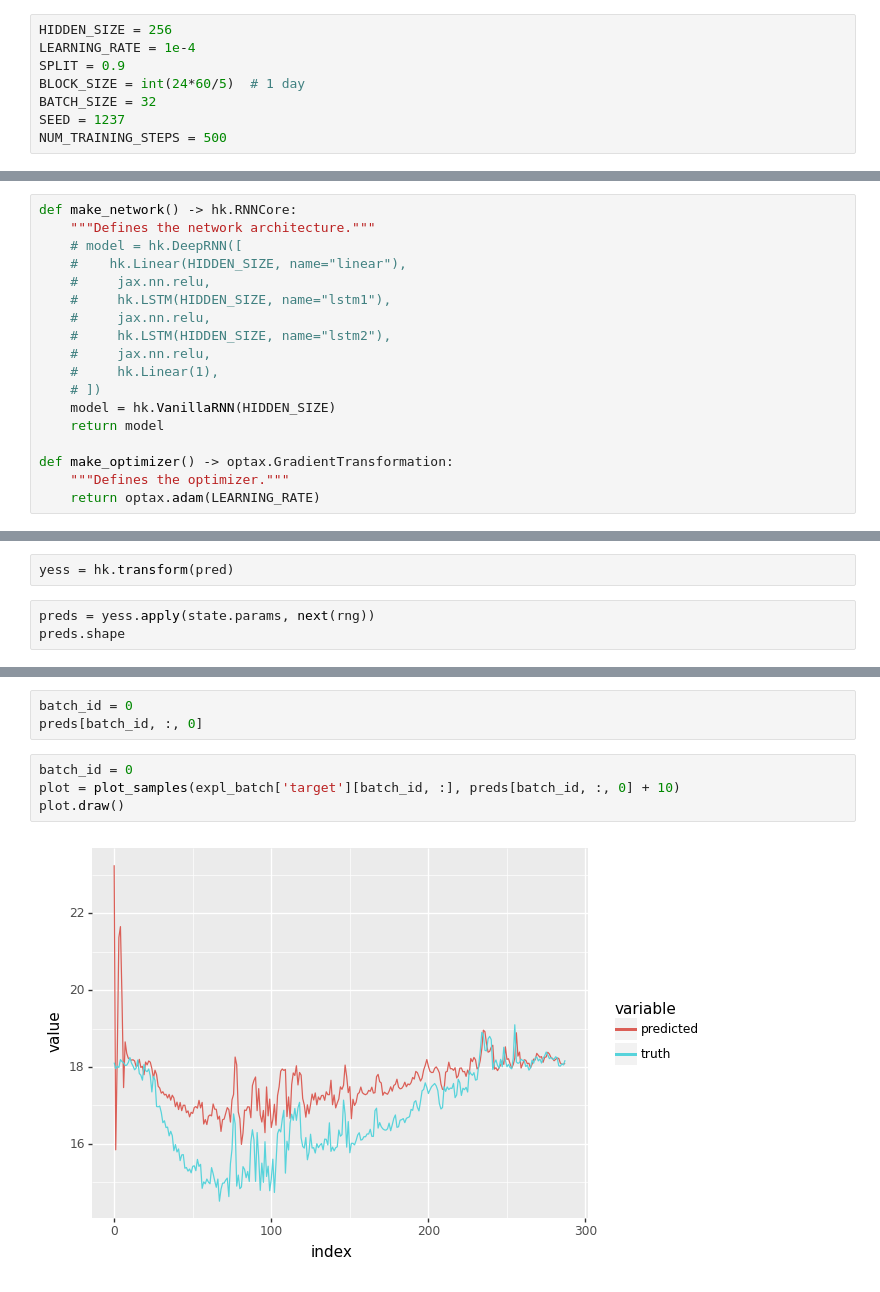
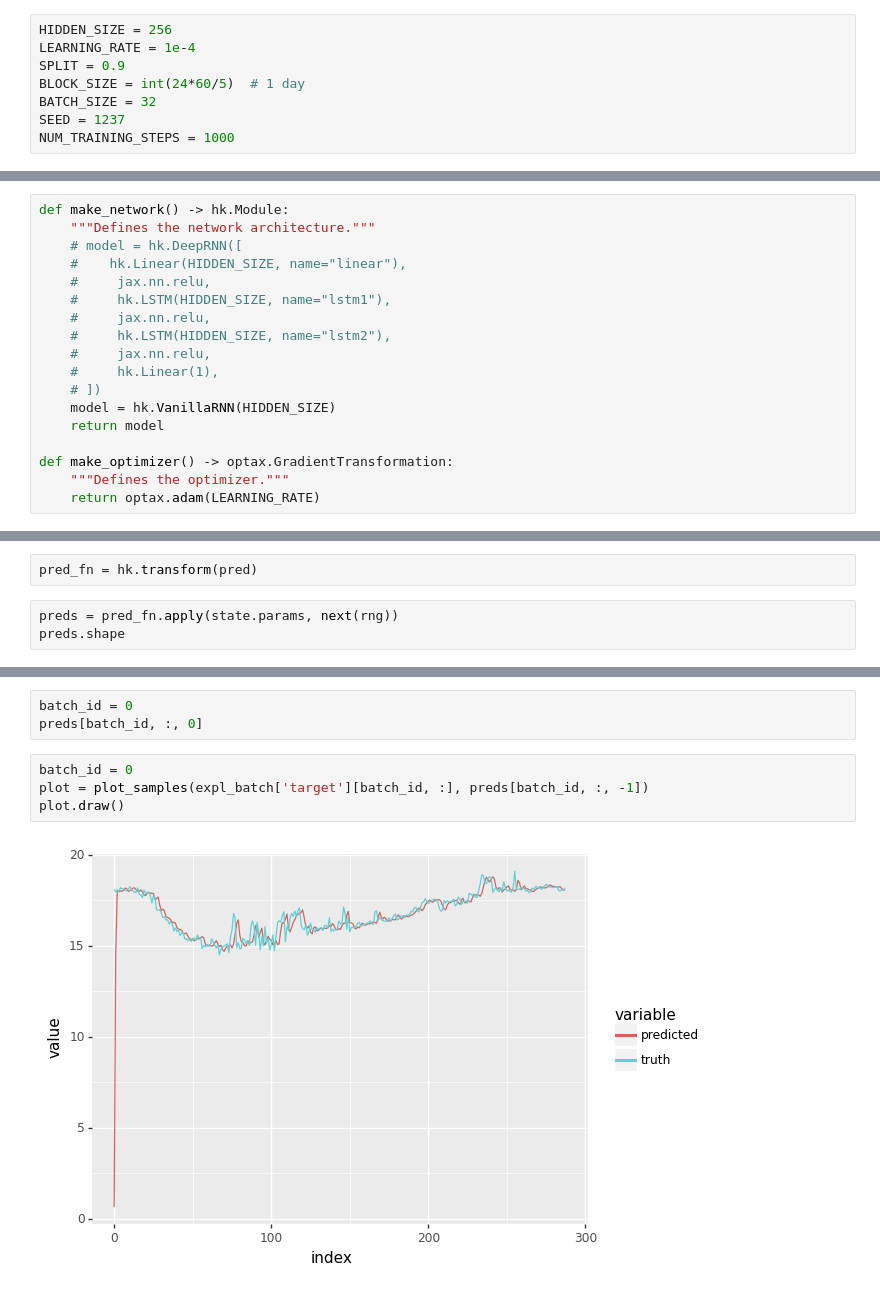
Before and after one commit to mmuravytskyi/snmp-madness, a Jupyter notebook: baseline_model.ipynb, the cells around one changed output, grey strips where cells are left out. Drawn from its saved outputs; the diff is of its cells as text.

```diff
--- a/baseline_model.ipynb
+++ b/baseline_model.ipynb
@@ -91,7 +91,7 @@ SPLIT = 0.9
 BLOCK_SIZE = int(24*60/5)  # 1 day
 BATCH_SIZE = 32
 SEED = 1237
-NUM_TRAINING_STEPS = 500
+NUM_TRAINING_STEPS = 1000
 # %%
 n = int(SPLIT * edges.shape[1])
 d_train = edges[0][:n]
@@ -126,7 +126,7 @@ def get_batch(split: str) -> Batch:
 # %%
 expl_batch = get_batch("train")
 # %%
-def make_network() -> hk.RNNCore:
+def make_network() -> hk.Module:
     """Defines the network architecture."""
     # model = hk.DeepRNN([
     #    hk.Linear(HIDDEN_SIZE, name="linear"),
@@ -262,9 +262,9 @@ def pred():
     logits, _ = hk.dynamic_unroll(core, _input, initial_state, time_major=False)
     return logits
 # %%
-yess = hk.transform(pred)
+pred_fn = hk.transform(pred)
 # %%
-preds = yess.apply(state.params, next(rng))
+preds = pred_fn.apply(state.params, next(rng))
 preds.shape
 # %% [output]
 (32, 288, 256)
@@ -313,7 +290,7 @@ batch_id = 0
 preds[batch_id, :, 0]
 # %%
 batch_id = 0
-plot = plot_samples(expl_batch['target'][batch_id, :], preds[batch_id, :, 0] + 10)
+plot = plot_samples(expl_batch['target'][batch_id, :], preds[batch_id, :, -1])
 plot.draw()
 # %% [output]
-[figure, old version]
+[figure, new version]
```
Also changed, not shown: parts of 1 cell of this notebook.
